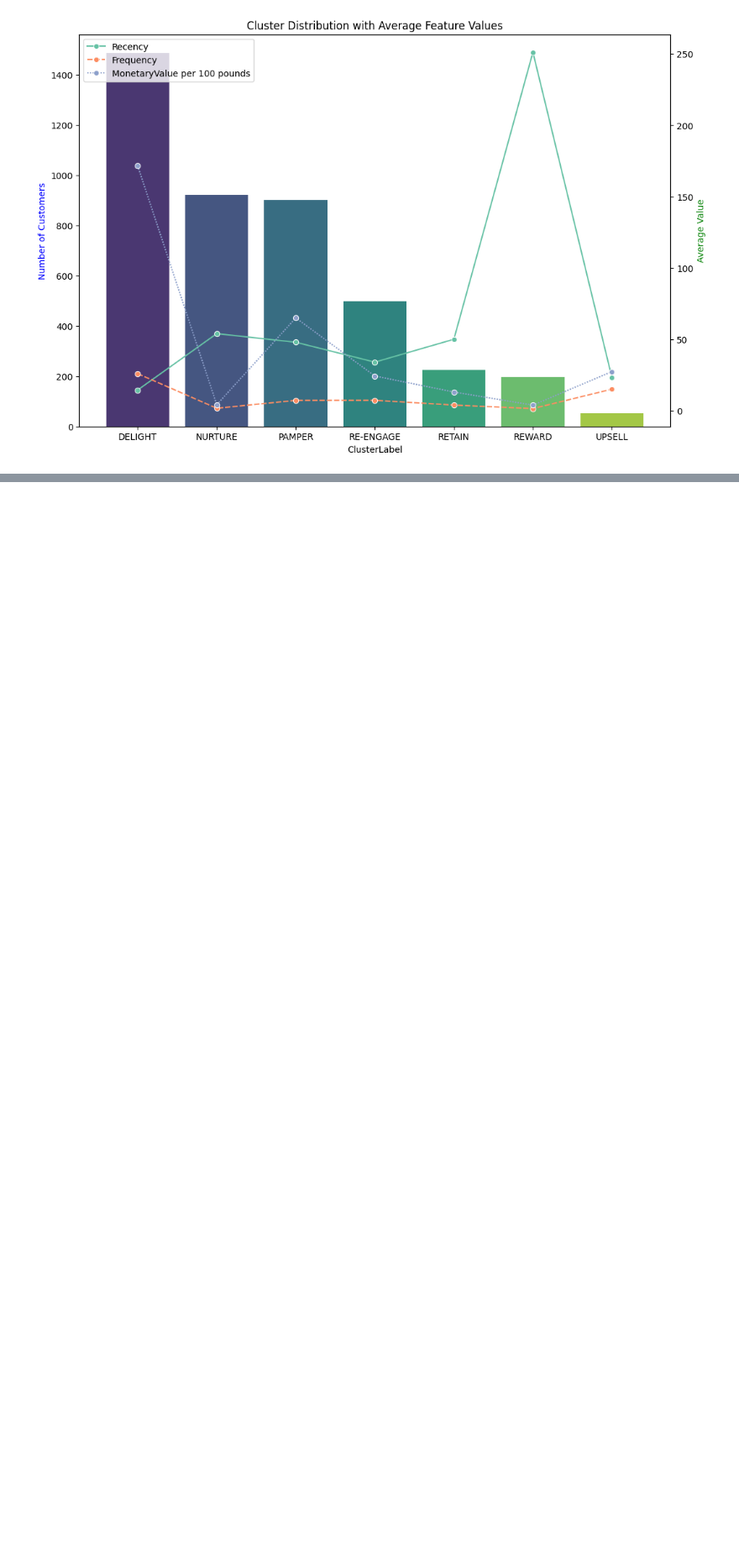
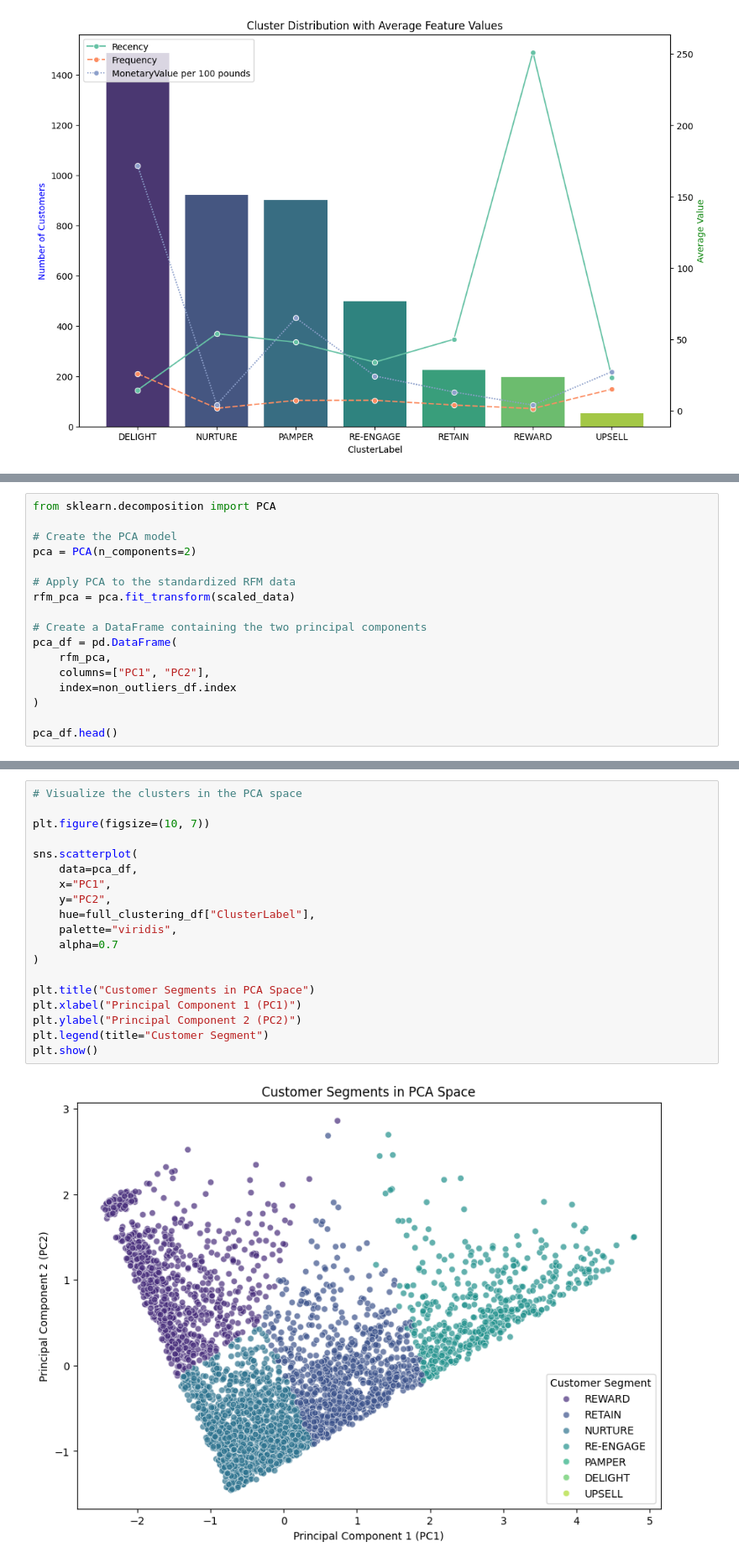
Before and after one commit to maryembencheikh/Customer-Segmentation-RFM, a Jupyter notebook: online-retail-clustering.ipynb, the cells around one changed output, grey strips where cells are left out. Shown at 84% size. Cells and saved outputs as stored; diff of their text form; blank space fills up the shorter version.

Commit message:
Add CPA analysis and visualisation

```diff
--- a/online-retail-clustering.ipynb
+++ b/online-retail-clustering.ipynb
@@ -782,0 +785,17 @@ plt.show()
+# %%
+from sklearn.decomposition import PCA
+
+# Create the PCA model
+pca = PCA(n_components=2)
+
+# Apply PCA to the standardized RFM data
+rfm_pca = pca.fit_transform(scaled_data)
+
+# Create a DataFrame containing the two principal components
+pca_df = pd.DataFrame(
+    rfm_pca,
+    columns=["PC1", "PC2"],
+    index=non_outliers_df.index
+)
+
+pca_df.head()
@@ -782,0 +828,21 @@ plt.show()
+# %%
+# Visualize the clusters in the PCA space
+
+plt.figure(figsize=(10, 7))
+
+sns.scatterplot(
+    data=pca_df,
+    x="PC1",
+    y="PC2",
+    hue=full_clustering_df["ClusterLabel"],
+    palette="viridis",
+    alpha=0.7
+)
+
+plt.title("Customer Segments in PCA Space")
+plt.xlabel("Principal Component 1 (PC1)")
+plt.ylabel("Principal Component 2 (PC2)")
+plt.legend(title="Customer Segment")
+plt.show()
+# %% [output]
+[figure, added]
```
Also changed, not shown: parts of 5 cells of this notebook.
